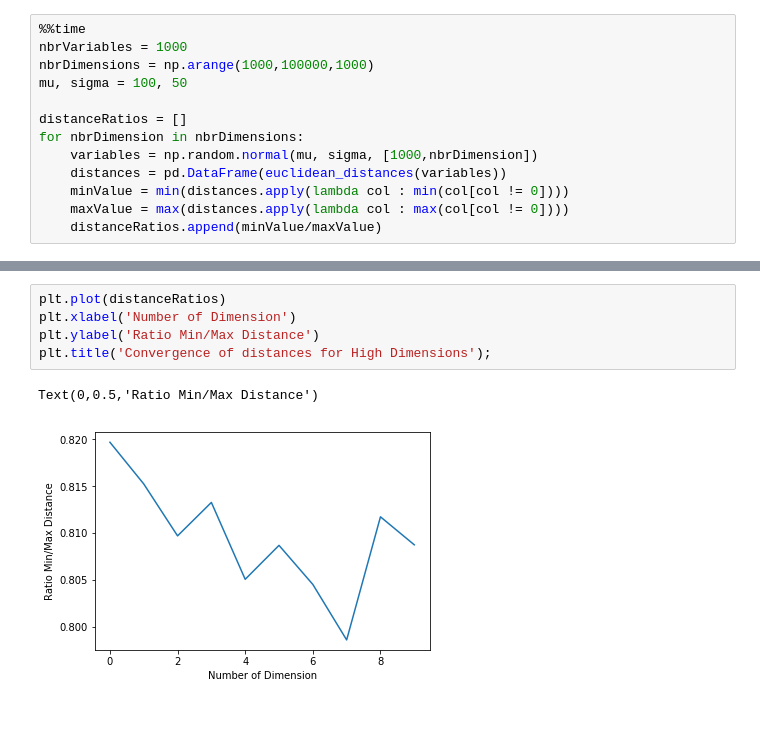
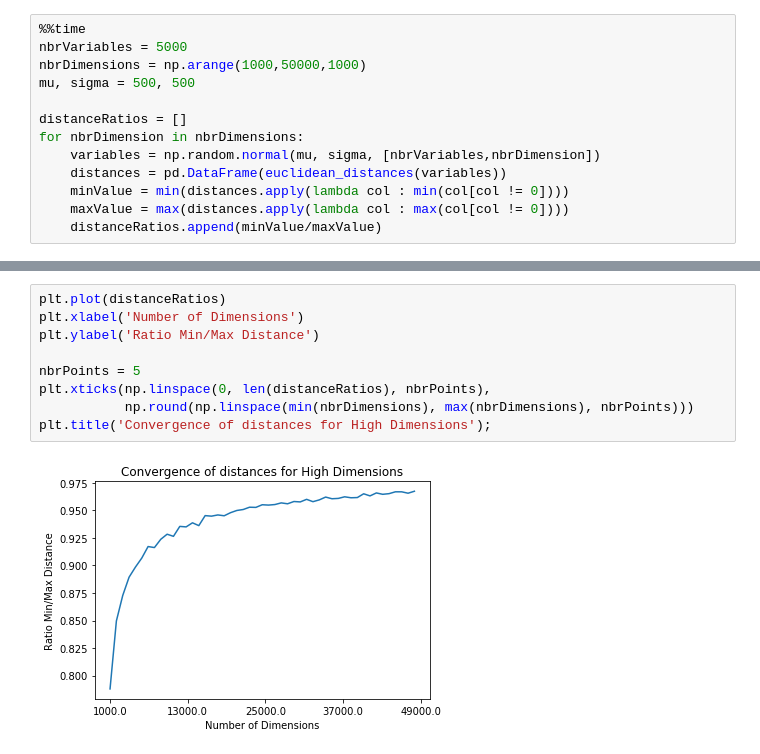
Before and after one commit to caiomiyashiro/RecommenderSystemsNotebooks, a Jupyter notebook: Month 2 Part III - Notes on Similarity Metrics for CF.ipynb, the cells around one changed output, grey strips where cells are left out. Cells and saved outputs as stored; diff of their text form; blank space fills up the shorter version.

```diff
--- a/Month 2 Part III - Notes on Similarity Metrics for CF.ipynb
+++ b/Month 2 Part III - Notes on Similarity Metrics for CF.ipynb
@@ -54,12 +52,12 @@ Depending on the application, there might be a limit where you should use the eu
 # %%
 %%time
-nbrVariables = 1000
-nbrDimensions = np.arange(1000,100000,1000)
-mu, sigma = 100, 50
+nbrVariables = 5000
+nbrDimensions = np.arange(1000,50000,1000)
+mu, sigma = 500, 500
 
 distanceRatios = []
 for nbrDimension in nbrDimensions:
-    variables = np.random.normal(mu, sigma, [1000,nbrDimension])
+    variables = np.random.normal(mu, sigma, [nbrVariables,nbrDimension])
     distances = pd.DataFrame(euclidean_distances(variables))
     minValue = min(distances.apply(lambda col : min(col[col != 0])))
     maxValue = max(distances.apply(lambda col : max(col[col != 0])))
@@ -70,9 +68,12 @@ Wall time: 9min 15s
 # %%
 plt.plot(distanceRatios)
-plt.xlabel('Number of Dimension')
+plt.xlabel('Number of Dimensions')
 plt.ylabel('Ratio Min/Max Distance')
+
+nbrPoints = 5
+plt.xticks(np.linspace(0, len(distanceRatios), nbrPoints),
+           np.round(np.linspace(min(nbrDimensions), max(nbrDimensions), nbrPoints)))
 plt.title('Convergence of distances for High Dimensions');
 # %% [output]
-Text(0,0.5,'Ratio Min/Max Distance')
-[figure, old version]
+[figure, new version]
 # %% [markdown]
```
Also changed, not shown: parts of 9 cells of this notebook, 2 other files.
